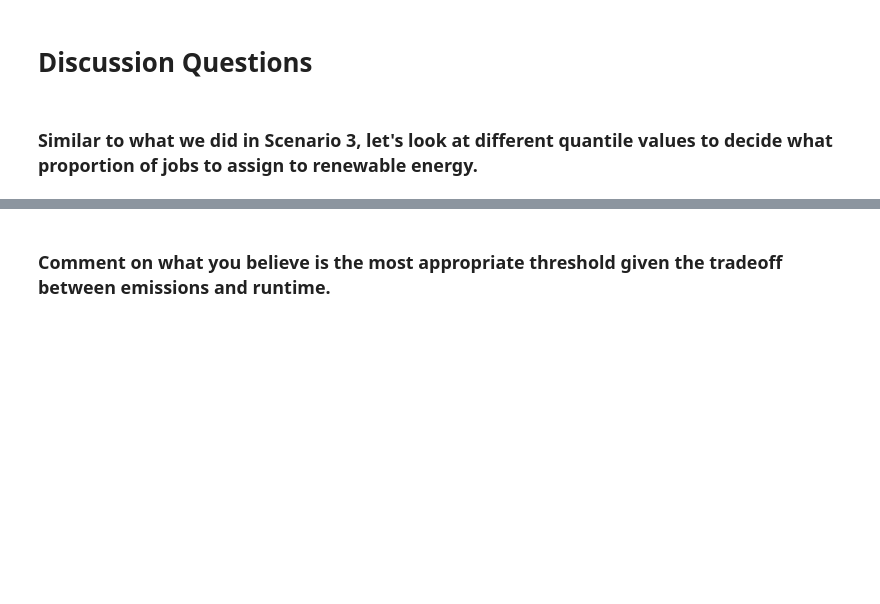
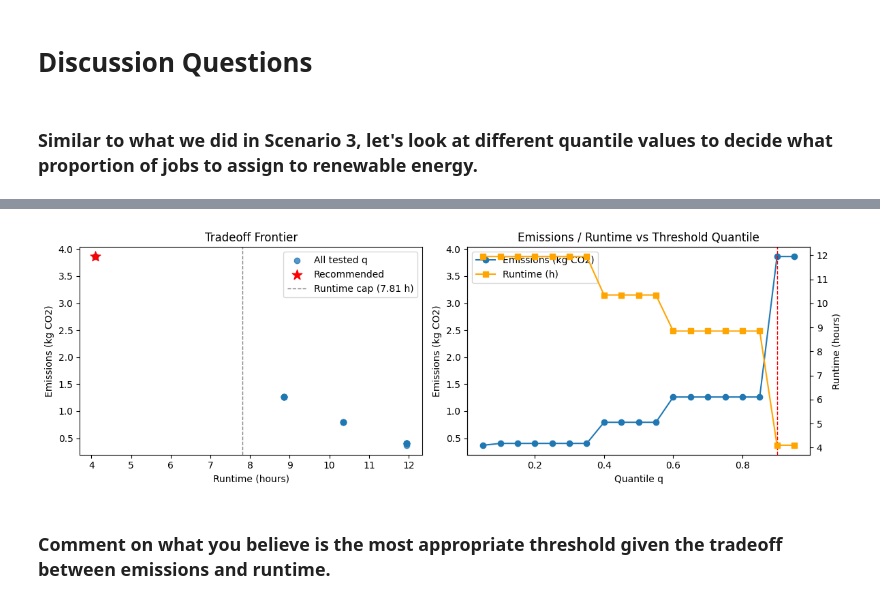
Before and after one commit to t-robarge/code_3000, a Jupyter notebook: mod08_check_calculations.ipynb, the cells around one changed output, grey strips where cells are left out. Saved outputs shown, nothing was run; the diff lists cells and outputs as text; code cells hidden in the pictures; blank space fills up the shorter version.

```diff
--- a/mod08_check_calculations.ipynb
+++ b/mod08_check_calculations.ipynb
@@ -184,7 +184,7 @@ plt.show()
 # Decide which jobs to assign to renewable region
 cpu_threshold = jobs_with_energy["cpu_cores"].quantile(
     # enter a choice between 0 and 1 here
-    .2
+    .58
 )
 
 green_jobs = jobs_with_energy[jobs_with_energy["cpu_cores"] >= cpu_threshold]
@@ -203,0 +204,81 @@ High-CPU jobs to renewable_region: 0.7945 kg CO2, Runtime: 10.35 h
+# %%
+import numpy as np
+import pandas as pd
+import matplotlib.pyplot as plt
+
+# Tune these two knobs:
+runtime_cap_factor = 1.10   # allow up to 10% slower than all-coal runtime
+quantiles = np.linspace(0.05, 0.95, 19)
+
+rows = []
+for q in quantiles:
+    cpu_threshold = jobs_with_energy["cpu_cores"].quantile(q)
+
+    green_jobs = jobs_with_energy[jobs_with_energy["cpu_cores"] >= cpu_threshold]
+    dirty_jobs = jobs_with_energy[jobs_with_energy["cpu_cores"] < cpu_threshold]
+
+    emissions = (
+        compute_emissions(green_jobs, carbon_intensity[renewable_region]) +
+        compute_emissions(dirty_jobs, carbon_intensity[coal_region])
+    )
+    runtime = max(
+        compute_total_runtime(green_jobs, max_cores_per_region[renewable_region]),
+        compute_total_runtime(dirty_jobs, max_cores_per_region[coal_region])
+    )
+
+    rows.append({
+        "q": float(q),
+        "cpu_threshold": float(cpu_threshold),
+        "emissions": float(emissions),
+        "runtime": float(runtime),
+    })
+
+results = pd.DataFrame(rows).sort_values("q").reset_index(drop=True)
+
+# Recommend: minimum emissions subject to runtime cap
+runtime_cap = all_coal_runtime * runtime_cap_factor
+feasible = results[results["runtime"] <= runtime_cap]
+
+if feasible.empty:
+    best = results.loc[[results["runtime"].idxmin()]]  # fallback: fastest option
+    reason = f"No option met runtime cap ({runtime_cap:.2f} h). Showing minimum-runtime option."
+else:
+    best = feasible.loc[[feasible["emissions"].idxmin()]]
+    reason = f"Minimum emissions with runtime <= {runtime_cap:.2f} h."
+
+print(reason)
+print(best[["q", "cpu_threshold", "emissions", "runtime"]].to_string(index=False))
+
+# ---- Plot frontier ----
+fig, axes = plt.subplots(1, 2, figsize=(12, 4))
+
+# (1) Emissions vs runtime frontier
+axes[0].scatter(results["runtime"], results["emissions"], alpha=0.75, label="All tested q")
+axes[0].scatter(best["runtime"], best["emissions"], color="red", s=120, marker="*", label="Recommended")
+axes[0].axvline(runtime_cap, color="gray", linestyle="--", linewidth=1, label=f"Runtime cap ({runtime_cap:.2f} h)")
+axes[0].set_xlabel("Runtime (hours)")
+axes[0].set_ylabel("Emissions (kg CO2)")
+axes[0].set_title("Tradeoff Frontier")
+axes[0].legend()
+
+# (2) Metrics vs quantile
+axes[1].plot(results["q"], results["emissions"], marker="o", label="Emissions (kg CO2)")
+axes[1].set_xlabel("Quantile q")
+axes[1].set_ylabel("Emissions (kg CO2)")
+axes[1].set_title("Emissions / Runtime vs Threshold Quantile")
+
+ax2 = axes[1].twinx()
+ax2.plot(results["q"], results["runtime"], color="orange", marker="s", label="Runtime (h)")
+ax2.set_ylabel("Runtime (hours)")
+
+best_q = float(best["q"].iloc[0])
+axes[1].axvline(best_q, color="red", linestyle="--", linewidth=1)
+
+# Combined legend for second subplot
+lines1, labels1 = axes[1].get_legend_handles_labels()
+lines2, labels2 = ax2.get_legend_handles_labels()
+axes[1].legend(lines1 + lines2, labels1 + labels2, loc="best")
+
+plt.tight_layout()
+plt.show()
+# %% [output]
@@ -204,3 +288,4 @@ High-CPU jobs to renewable_region: 0.7945 kg CO2, Runtime: 10.35 h
+[figure, added]
 # %% [markdown]
 ### Comment on what you believe is the most appropriate threshold given the tradeoff between emissions and runtime.
 # %% [markdown]
```
Also changed, not shown: parts of 5 cells of this notebook.
